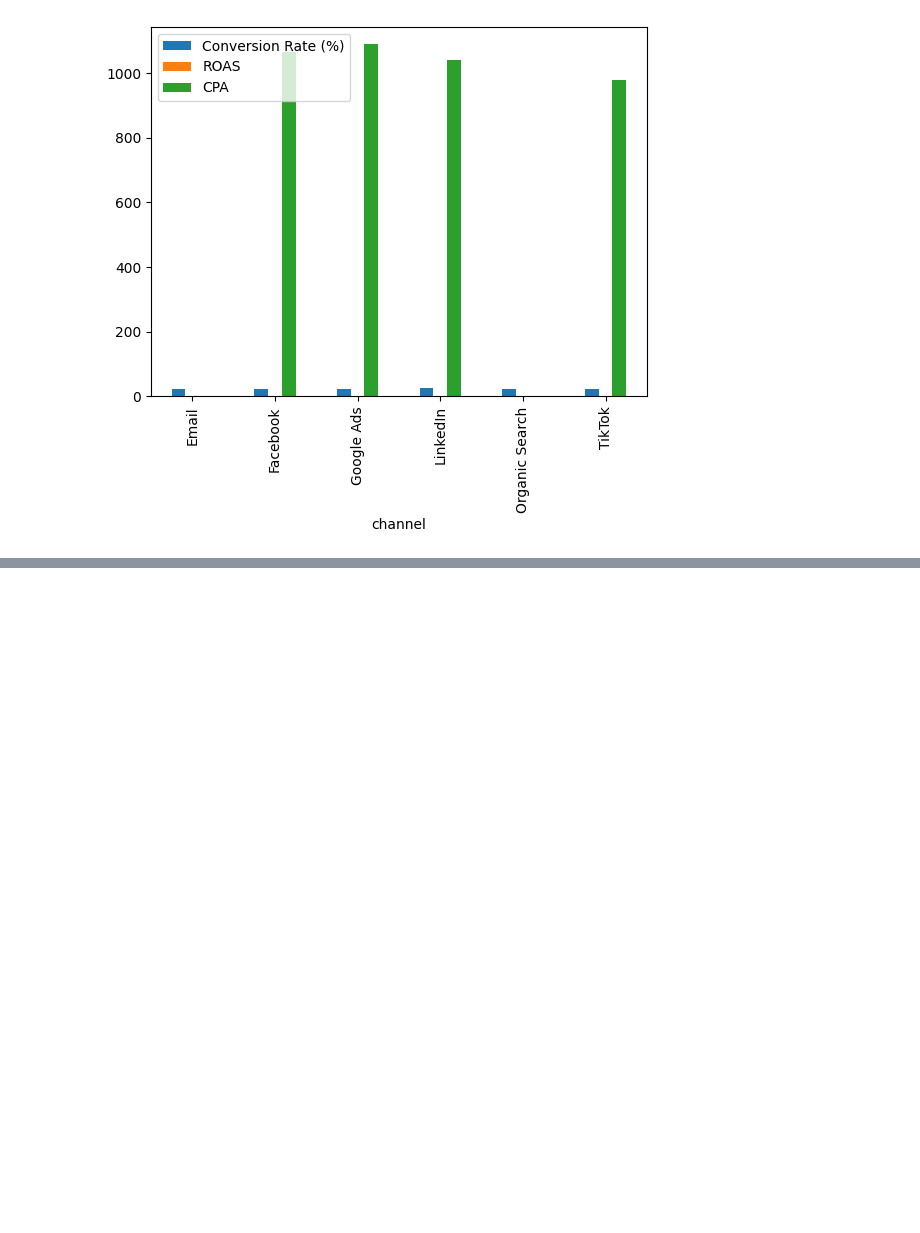
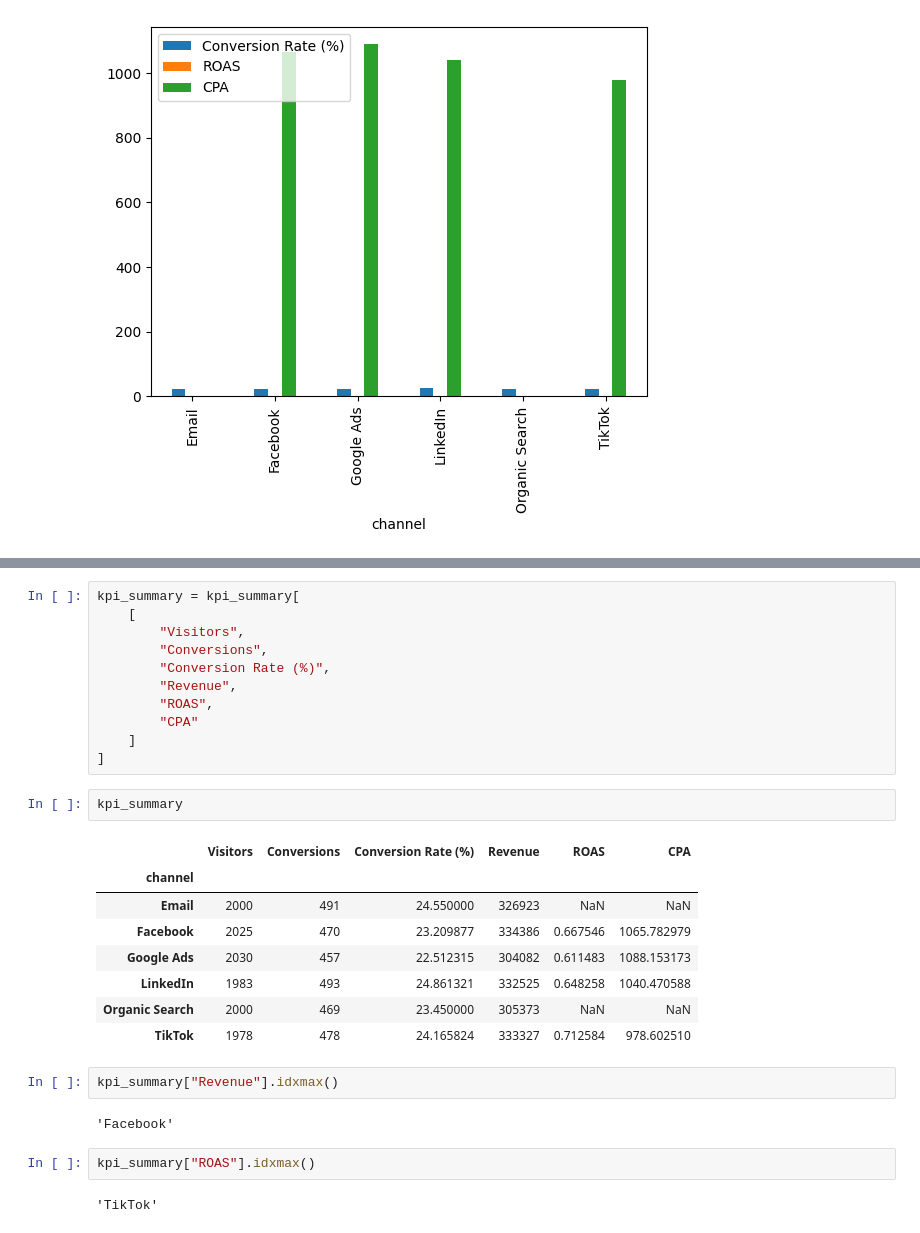
Before and after one commit to snehaone1/multi-touch-marketing-attribution, a Jupyter notebook: notebooks/eda.ipynb, the cells around one changed output, grey strips where cells are left out. Cells and saved outputs as stored; diff of their text form; blank space fills up the shorter version.

```diff
--- a/notebooks/eda.ipynb
+++ b/notebooks/eda.ipynb
@@ -834,0 +874,30 @@ plt.show()
+# %%
+kpi_summary = kpi_summary[
+    [
+        "Visitors",
+        "Conversions",
+        "Conversion Rate (%)",
+        "Revenue",
+        "ROAS",
+        "CPA"
+    ]
+]
+# %%
+kpi_summary
+# %% [output]
+|  | Visitors | Conversions | Conversion Rate (%) | Revenue | ROAS | CPA |
+| channel |  |  |  |  |  |  |
+| Email | 2000 | 491 | 24.550000 | 326923 | NaN | NaN |
+| Facebook | 2025 | 470 | 23.209877 | 334386 | 0.667546 | 1065.782979 |
+| Google Ads | 2030 | 457 | 22.512315 | 304082 | 0.611483 | 1088.153173 |
+| LinkedIn | 1983 | 493 | 24.861321 | 332525 | 0.648258 | 1040.470588 |
+| Organic Search | 2000 | 469 | 23.450000 | 305373 | NaN | NaN |
+| TikTok | 1978 | 478 | 24.165824 | 333327 | 0.712584 | 978.602510 |
+# %%
+kpi_summary["Revenue"].idxmax()
+# %% [output]
+'Facebook'
+# %%
+kpi_summary["ROAS"].idxmax()
+# %% [output]
+'TikTok'
```
Also changed, not shown: parts of 13 cells of this notebook.
